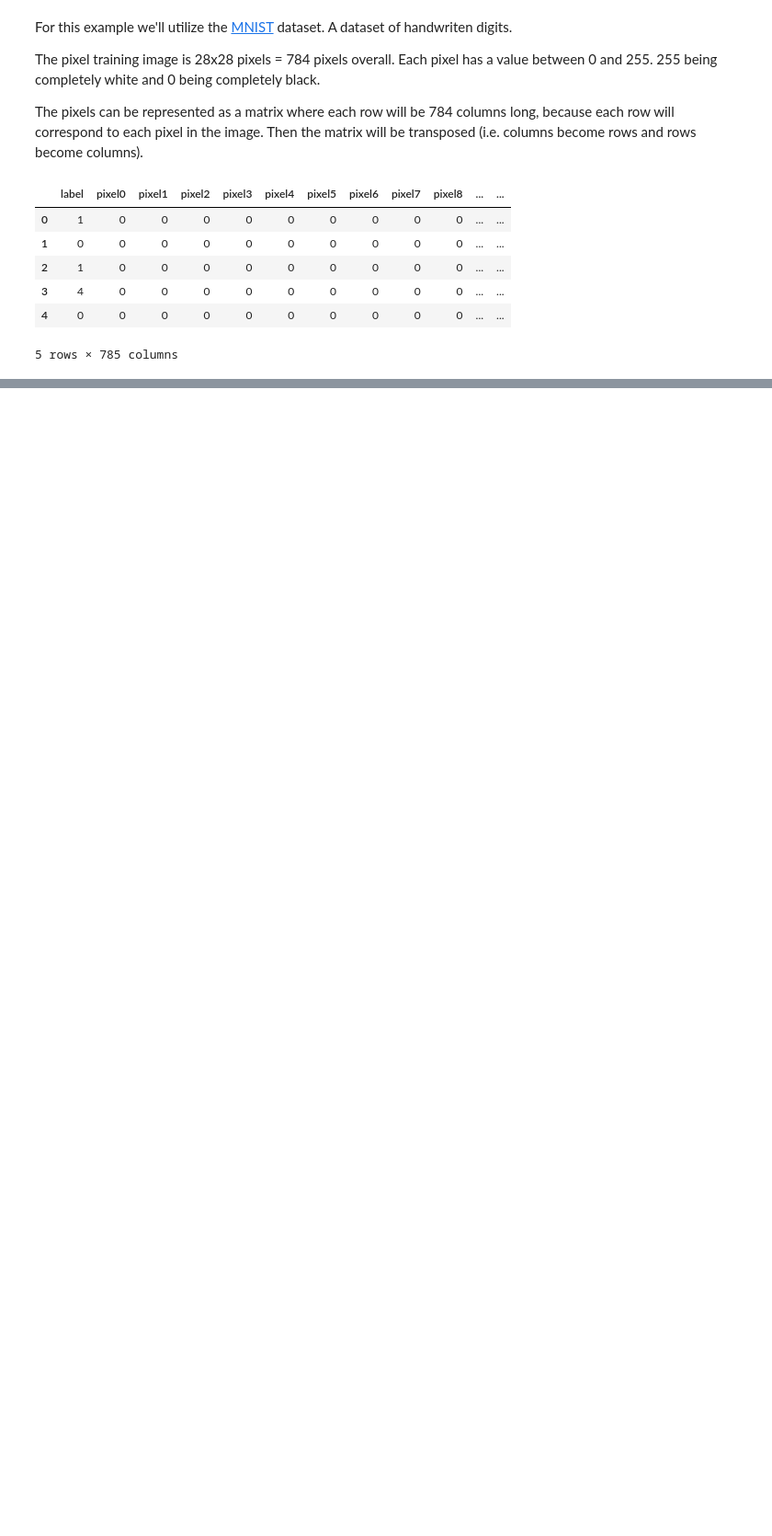
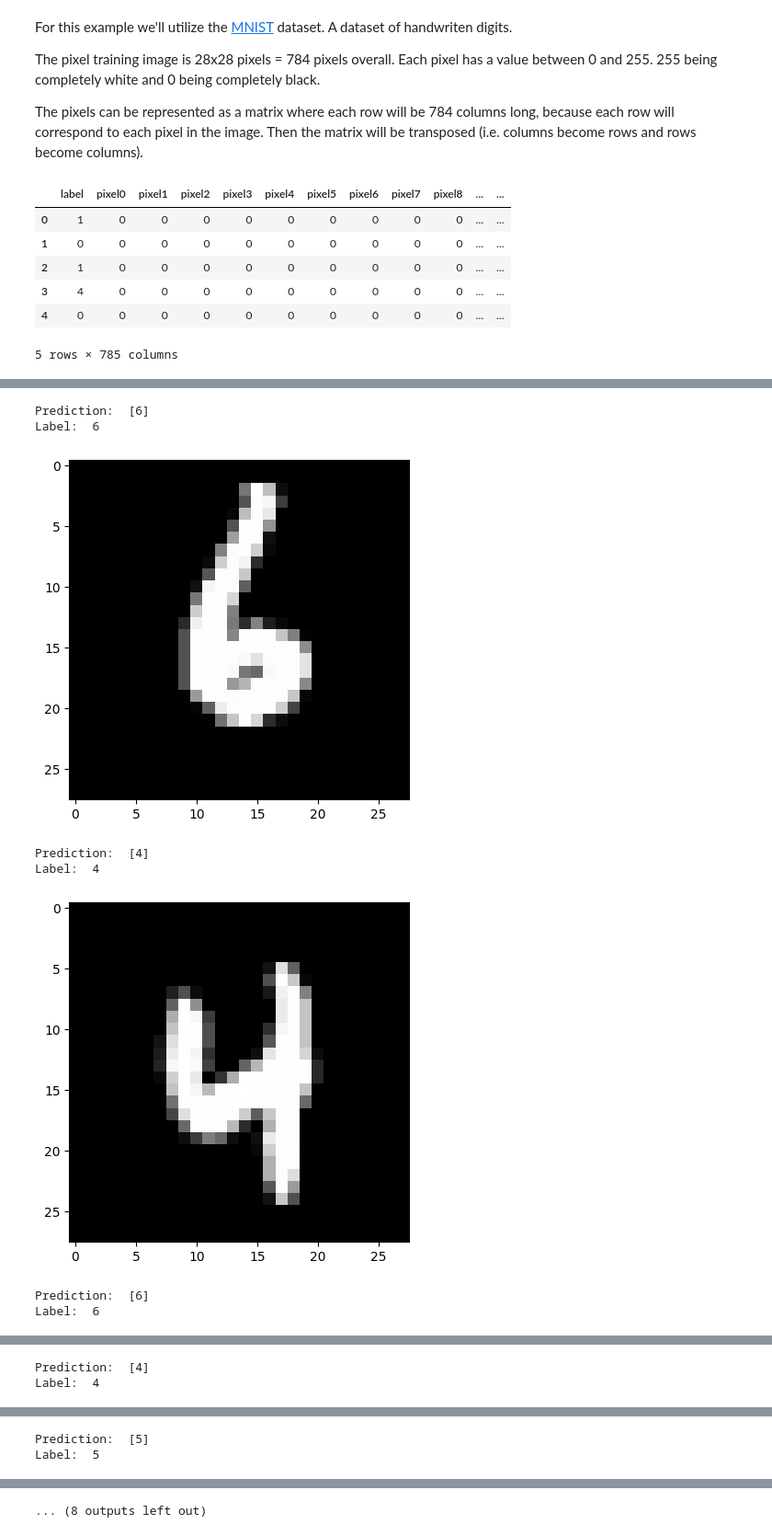
Before and after one commit to marcfreir/simpleNN, a Jupyter notebook: src/simpleNN.ipynb, the cells around one changed output, grey strips where cells are left out. Shown: that part at 92% size. Saved outputs shown, nothing was run; the diff lists cells and outputs as text; code cells hidden in the pictures; blank space fills up the shorter version.

Commit message:
Define functions for predictions & test the predictions

```diff
--- a/src/simpleNN.ipynb
+++ b/src/simpleNN.ipynb
@@ -123,6 +123,6 @@ def gradient_descent(X, Y, alpha, iterations):
             print(get_accuracy(predictions, Y))
     return W1, b1, W2, b2
 # %%
-W1, b1, W2, b2 = gradient_descent(X_train, Y_train, 0.1, 500)
+W1, b1, W2, b2 = gradient_descent(X_train, Y_train, 0.1, 5000)
 # %% [output]
 Iteration:  0
@@ -144,0 +145,37 @@ Iteration:  490
+# %%
+def make_predictions(X, W1, b1, W2, b2):
+    _, _, _, A2 = forward_propagation(W1, b1, W2, b2, X)
+    predictions = get_predictions(A2)
+    return predictions
+
+def test_prediction(index, W1, b1, W2, b2):
+    current_image = X_train[:, index, None]
+    prediction = make_predictions(X_train[:, index, None], W1, b1, W2, b2)
+    label = Y_train[index]
+    print("Prediction: ", prediction)
+    print("Label: ", label)
+
+    current_image = current_image.reshape((28, 28)) * 255
+    plt.gray()
+    plt.imshow(current_image, interpolation='nearest')
+    plt.show()
+# %%
+test_prediction(0, W1, b1, W2, b2)
+test_prediction(1, W1, b1, W2, b2)
+test_prediction(2, W1, b1, W2, b2)
+test_prediction(3, W1, b1, W2, b2)
+test_prediction(4, W1, b1, W2, b2)
+test_prediction(5, W1, b1, W2, b2)
+test_prediction(6, W1, b1, W2, b2)
+test_prediction(7, W1, b1, W2, b2)
+test_prediction(8, W1, b1, W2, b2)
+test_prediction(9, W1, b1, W2, b2)
+# %% [output]
+Prediction:  [6]
+Label:  6
+[figure, added]
+Prediction:  [4]
+Label:  4
+[figure, added]
+Prediction:  [6]
+Label:  6
@@ -144,0 +183,2 @@ Iteration:  490
+Prediction:  [4]
+Label:  4
@@ -144,0 +186,2 @@ Iteration:  490
+Prediction:  [5]
+Label:  5
@@ -144,0 +192 @@ Iteration:  490
+... (8 outputs left out)
```
Also changed, not shown: parts of 4 cells of this notebook.
